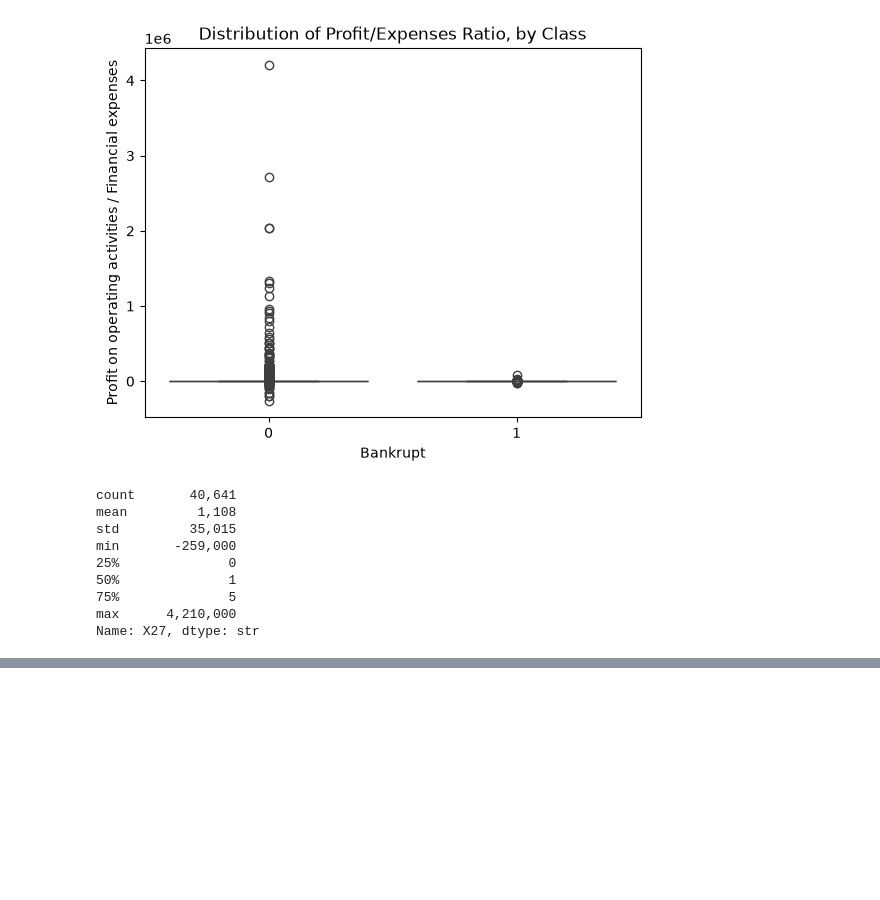
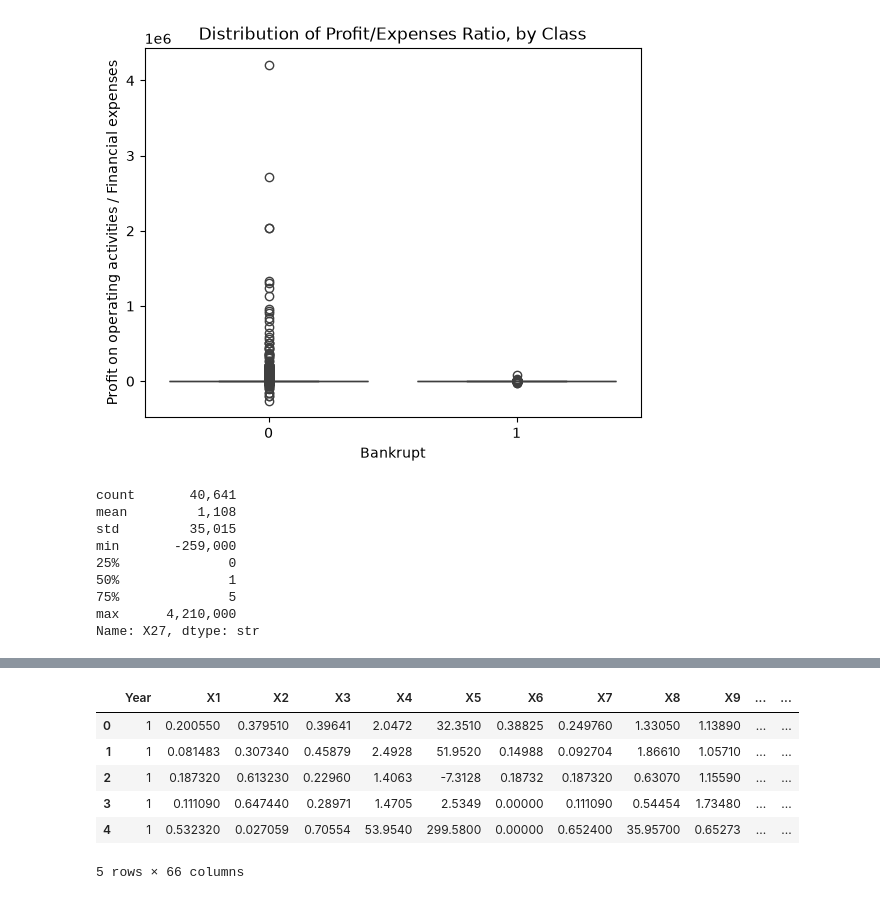
Before and after one commit to MohamedMohsen20501990/bankruptsy_in_poland_binary_classification, a Jupyter notebook: notebooks/main.ipynb, the cells around one changed output, grey strips where cells are left out. Cells and saved outputs as stored; diff of their text form; code cells hidden in the pictures; blank space fills up the shorter version.

```diff
--- a/notebooks/main.ipynb
+++ b/notebooks/main.ipynb
@@ -101,0 +107,14 @@ plt.hist(df["X27"], bins=20);
+# %%
+# POA/Financial expenses outliers
+low,high = df["X27"].quantile([0.1,0.9])
+df = df[df["X27"].between(low,high)]
+df = df.reset_index(drop=True)
+df.head()
+# %% [output]
+|  | Year | X1 | X2 | X3 | X4 | X5 | X6 | X7 | X8 | X9 | ... | ... |
+| 0 | 1 | 0.200550 | 0.379510 | 0.39641 | 2.0472 | 32.3510 | 0.38825 | 0.249760 | 1.33050 | 1.13890 | ... | ... |
+| 1 | 1 | 0.081483 | 0.307340 | 0.45879 | 2.4928 | 51.9520 | 0.14988 | 0.092704 | 1.86610 | 1.05710 | ... | ... |
+| 2 | 1 | 0.187320 | 0.613230 | 0.22960 | 1.4063 | -7.3128 | 0.18732 | 0.187320 | 0.63070 | 1.15590 | ... | ... |
+| 3 | 1 | 0.111090 | 0.647440 | 0.28971 | 1.4705 | 2.5349 | 0.00000 | 0.111090 | 0.54454 | 1.73480 | ... | ... |
+| 4 | 1 | 0.532320 | 0.027059 | 0.70554 | 53.9540 | 299.5800 | 0.00000 | 0.652400 | 35.95700 | 0.65273 | ... | ... |
+5 rows × 66 columns
```
Also changed, not shown: parts of 23 cells of this notebook, 1 other file.
